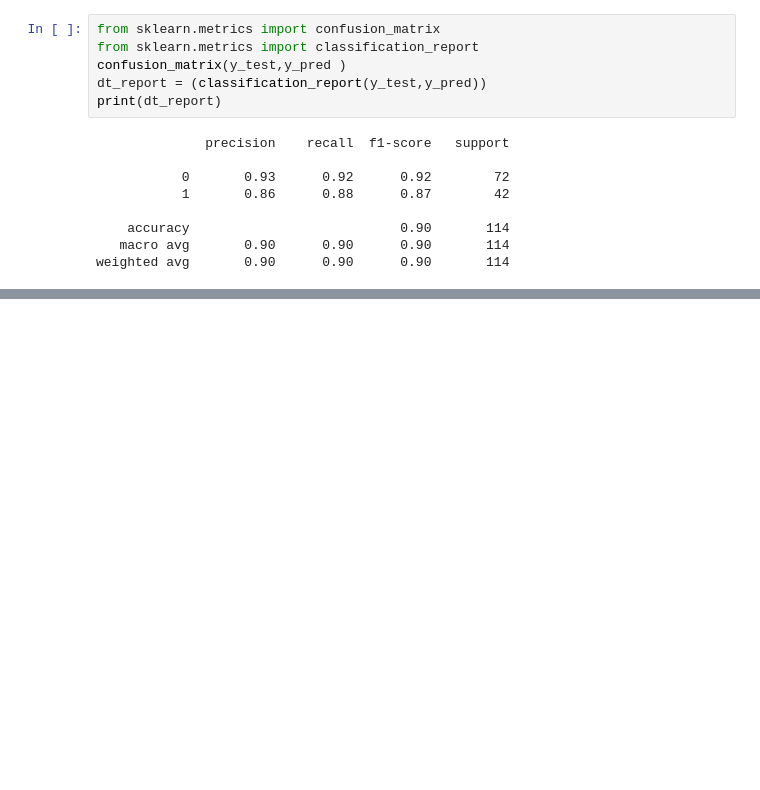
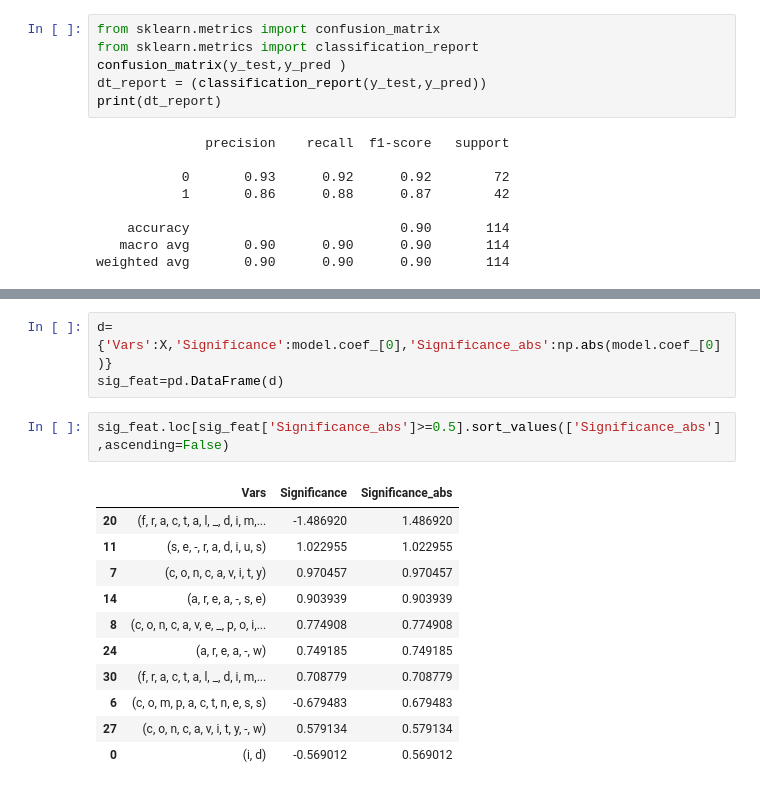
Before and after one commit to Shreya-chhabra/Datasciencecoursera, a Jupyter notebook: Breast_Cancer_SVM.ipynb, the cells around one changed output, grey strips where cells are left out. Saved outputs shown, nothing was run; the diff lists cells and outputs as text; blank space fills up the shorter version.

```diff
--- a/Breast_Cancer_SVM.ipynb
+++ b/Breast_Cancer_SVM.ipynb
@@ -186,0 +223,17 @@ weighted avg       0.90      0.90      0.90       114
+# %%
+d={'Vars':X,'Significance':model.coef_[0],'Significance_abs':np.abs(model.coef_[0])}
+sig_feat=pd.DataFrame(d)
+# %%
+sig_feat.loc[sig_feat['Significance_abs']>=0.5].sort_values(['Significance_abs'],ascending=False)
+# %% [output]
+|  | Vars | Significance | Significance_abs |
+| 20 | (f, r, a, c, t, a, l, _, d, i, m,... | -1.486920 | 1.486920 |
+| 11 | (s, e, -, r, a, d, i, u, s) | 1.022955 | 1.022955 |
+| 7 | (c, o, n, c, a, v, i, t, y) | 0.970457 | 0.970457 |
+| 14 | (a, r, e, a, -, s, e) | 0.903939 | 0.903939 |
+| 8 | (c, o, n, c, a, v, e, _, p, o, i,... | 0.774908 | 0.774908 |
+| 24 | (a, r, e, a, -, w) | 0.749185 | 0.749185 |
+| 30 | (f, r, a, c, t, a, l, _, d, i, m,... | 0.708779 | 0.708779 |
+| 6 | (c, o, m, p, a, c, t, n, e, s, s) | -0.679483 | 0.679483 |
+| 27 | (c, o, n, c, a, v, i, t, y, -, w) | 0.579134 | 0.579134 |
+| 0 | (i, d) | -0.569012 | 0.569012 |
```
Also changed, not shown: parts of 5 cells of this notebook.
